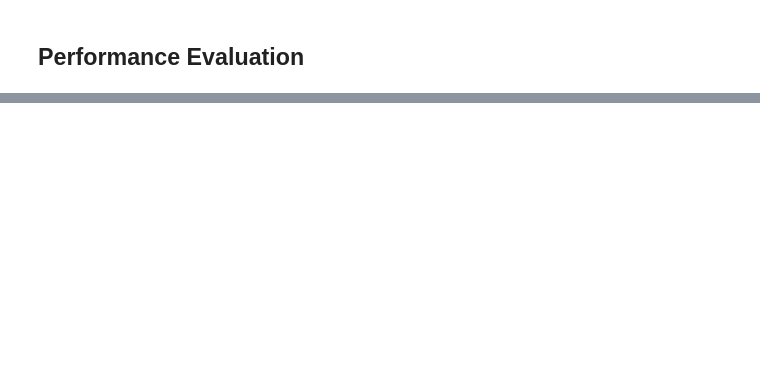
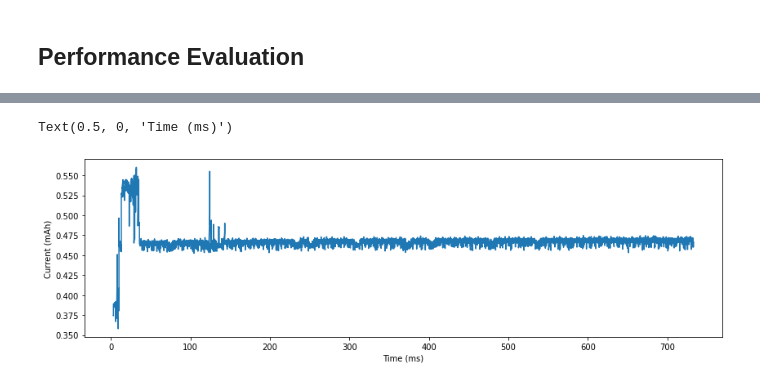
Before and after one commit to drjack0/iot2020-2021, a Jupyter notebook: sekkyone_mesh/iot-lab/sekkyone-mesh.ipynb, the cells around one changed output, grey strips where cells are left out. Cells and saved outputs as stored; diff of their text form; code cells hidden in the pictures; blank space fills up the shorter version.

```diff
--- a/sekkyone_mesh/iot-lab/sekkyone-mesh.ipynb
+++ b/sekkyone_mesh/iot-lab/sekkyone-mesh.ipynb
@@ -149,5 +225,8 @@ ax.set_xlabel('Time (ms)')
 # %%
-ax = dataset.current.plot(figsize=(14,4), label='Current (mAh)')
+ax = dataset_consumption.current.plot(figsize=(14,4), label='Current (mAh)')
 ax.set_ylabel('Current (mAh)')
 ax.set_xlabel('Time (ms)')
+# %% [output]
+Text(0.5, 0, 'Time (ms)')
+[figure, added]
 # %%
```
Also changed, not shown: parts of 36 cells of this notebook.
